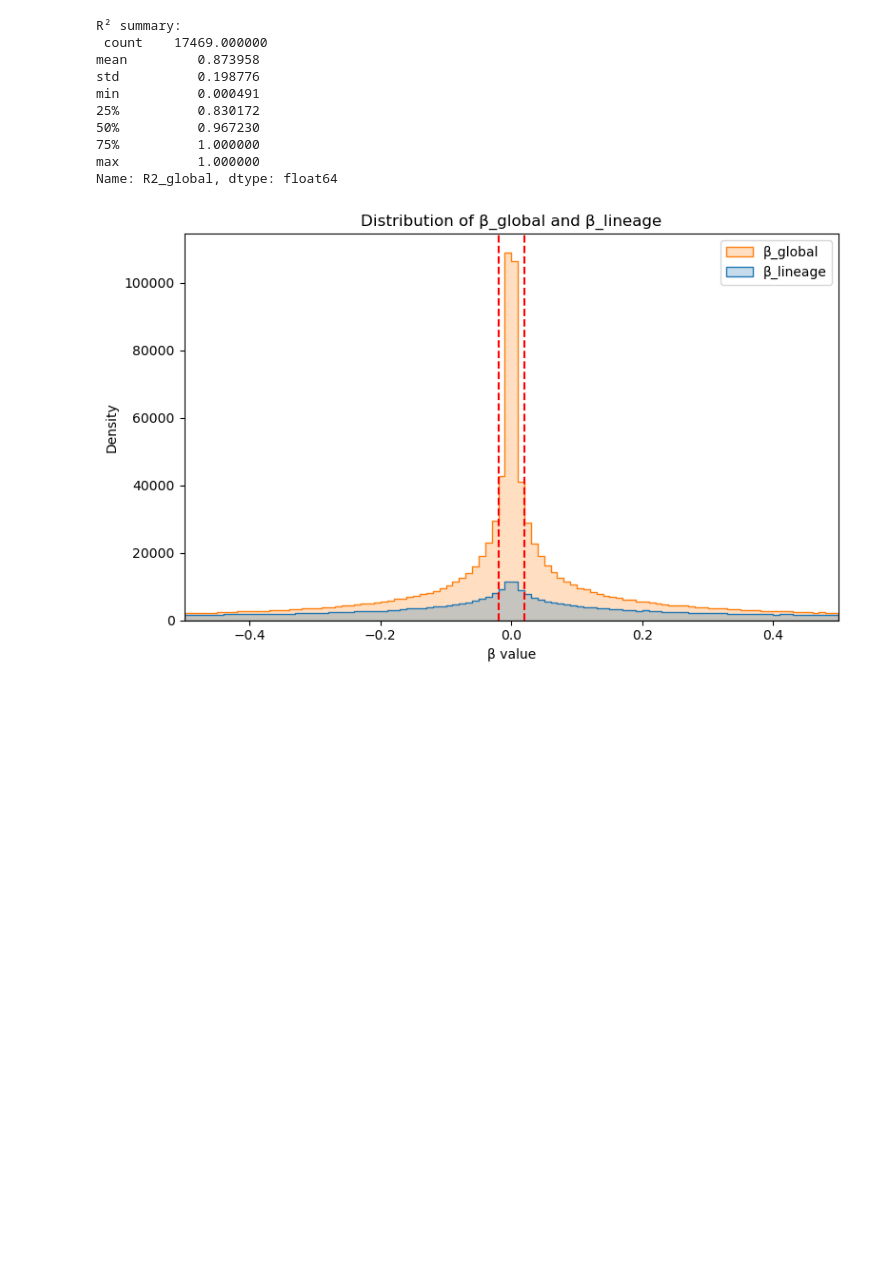
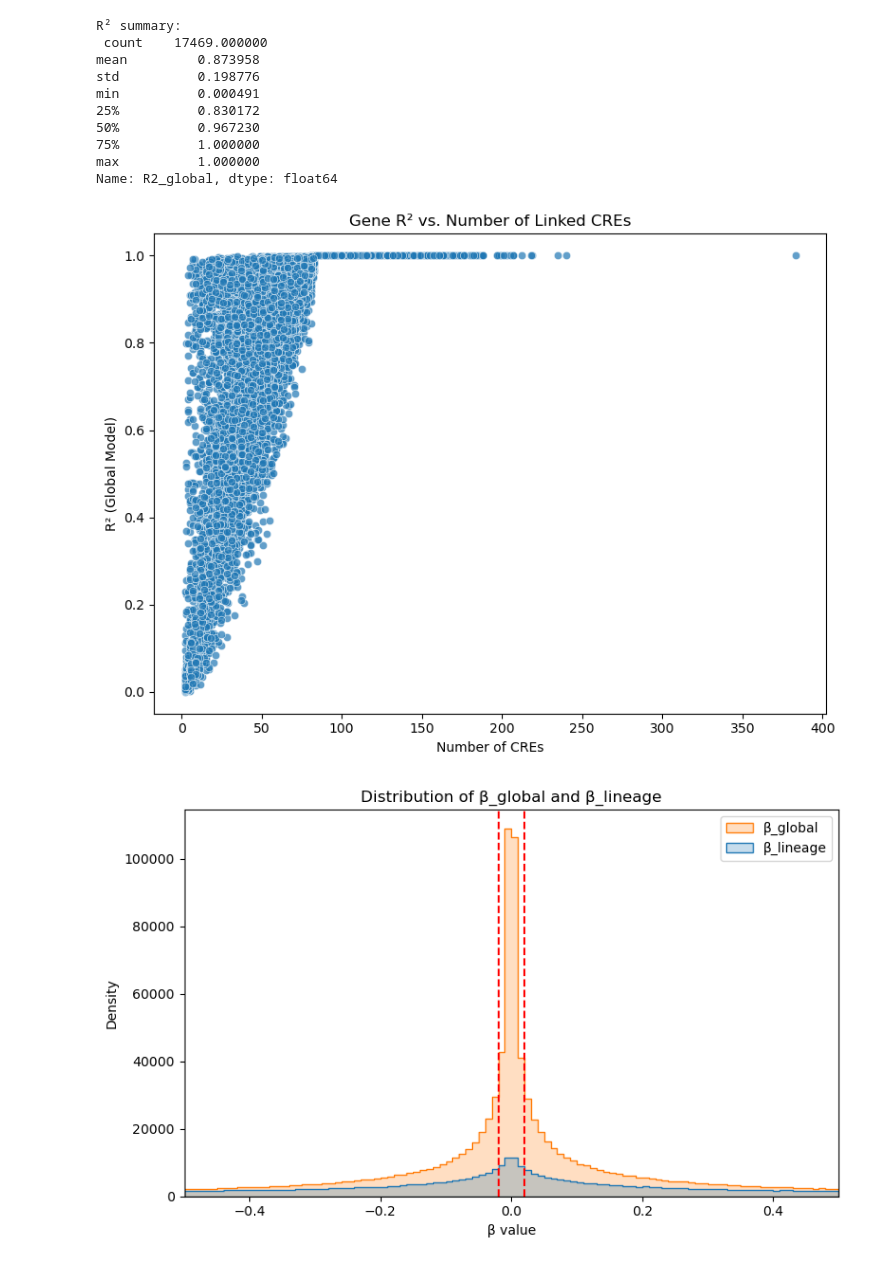
Before and after one commit to Topic2-Gene-Regulation-Immune-Cells/ILC-cells-Team4, a Jupyter notebook: 09_regression_analysis.ipynb, the cells around one changed output. Cells and saved outputs as stored; diff of their text form; code cells hidden in the pictures; blank space fills up the shorter version.

Commit message:
additional plots

```diff
--- a/09_regression_analysis.ipynb
+++ b/09_regression_analysis.ipynb
@@ -44,6 +44,22 @@ min          0.000491
 75%          1.000000
 max          1.000000
 Name: R2_global, dtype: float64
+# %%
+genes = regdf.groupby("gene").agg({
+    "R2_global":"first",
+    "id": "nunique"
+}).rename(columns={"id":"n_CRes"}).reset_index()
+
+plt.figure(figsize=(8,6))
+sns.scatterplot(x="n_CRes", y="R2_global", data=genes, alpha=0.7)
+plt.title("Gene R² vs. Number of Linked CREs")
+plt.xlabel("Number of CREs")
+plt.ylabel("R² (Global Model)")
+plt.tight_layout()
+#plt.savefig("reports/r2_vs_nCREs.png")
+plt.show()
+# %% [output]
+[figure, added]
 # %%
 plt.figure(figsize=(8, 5))
 sns.histplot(regdf[["beta_global", "beta_lineage"]], element="step", stat="count",
```
Also changed, not shown: parts of 4 cells of this notebook, 1 other file.
